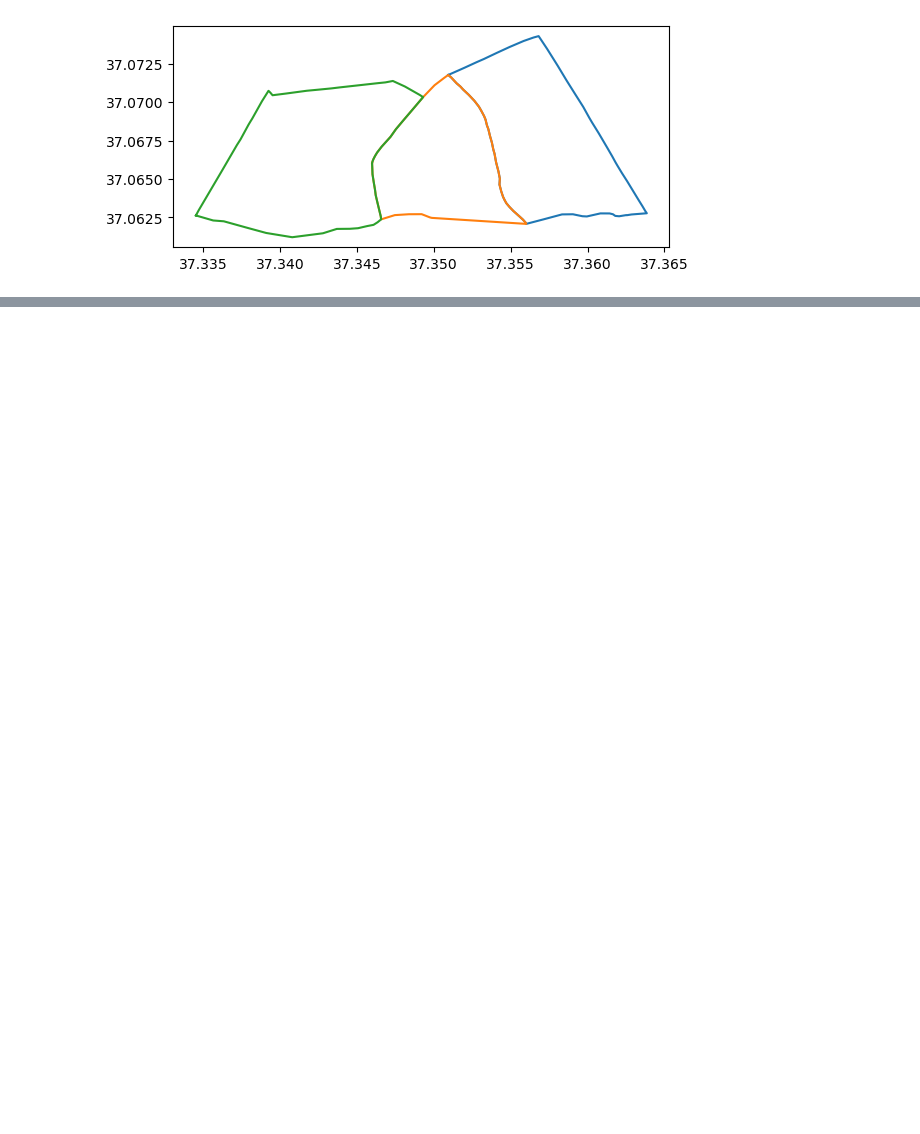
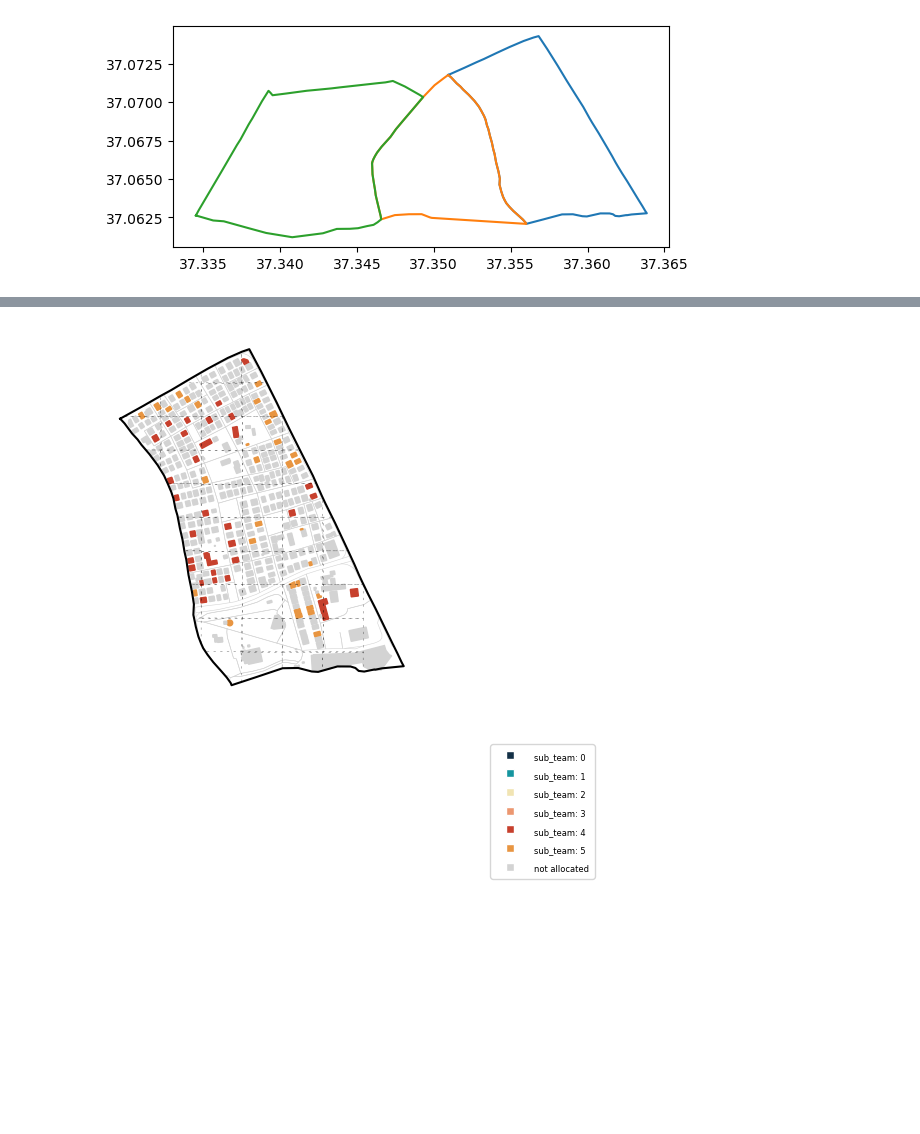
Before and after one commit to shreyakejriwal02/SARO_CORE2023, a Jupyter notebook: clean_program.ipynb, the cells around one changed output, grey strips where cells are left out. Cells and saved outputs as stored; diff of their text form; code cells hidden in the pictures; blank space fills up the shorter version.

```diff
--- a/clean_program.ipynb
+++ b/clean_program.ipynb
@@ -164,3 +225,11 @@ amount of cleared buildings in area: 69
+# %%
+from functions import show_allocated_to
+
+# show the geometry for each area, sub_area and building
+show_allocated_to([areas[0]], sub_teams)
+# %% [output]
+[figure, added]
+[figure, added]
 # %%
 from functions import allocate_sub_team_phase2
 
```
Also changed, not shown: parts of 32 cells of this notebook, 40 other files.
